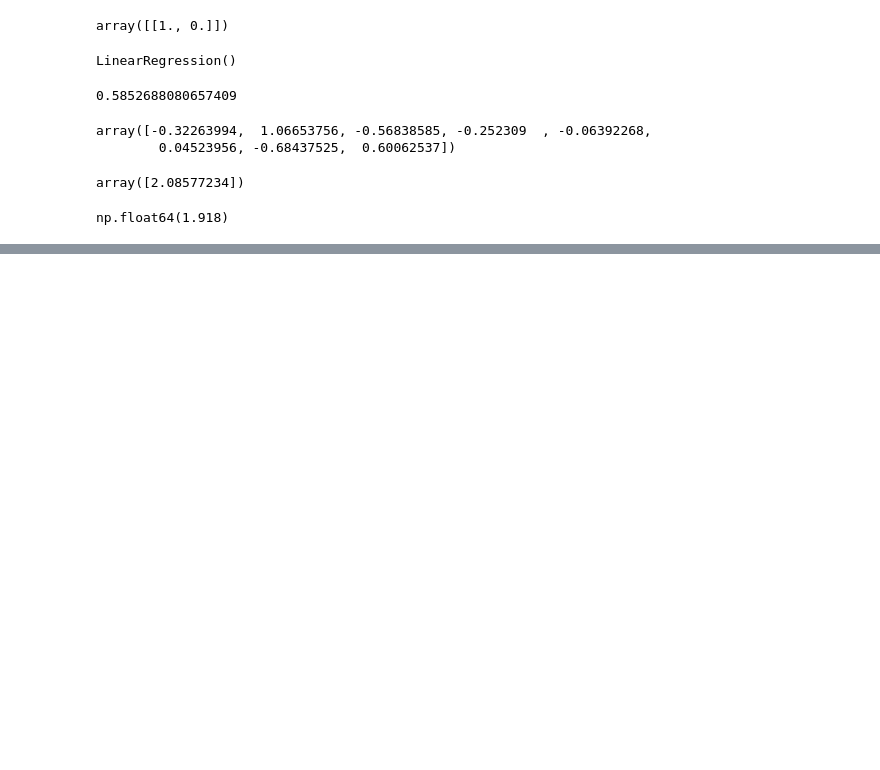
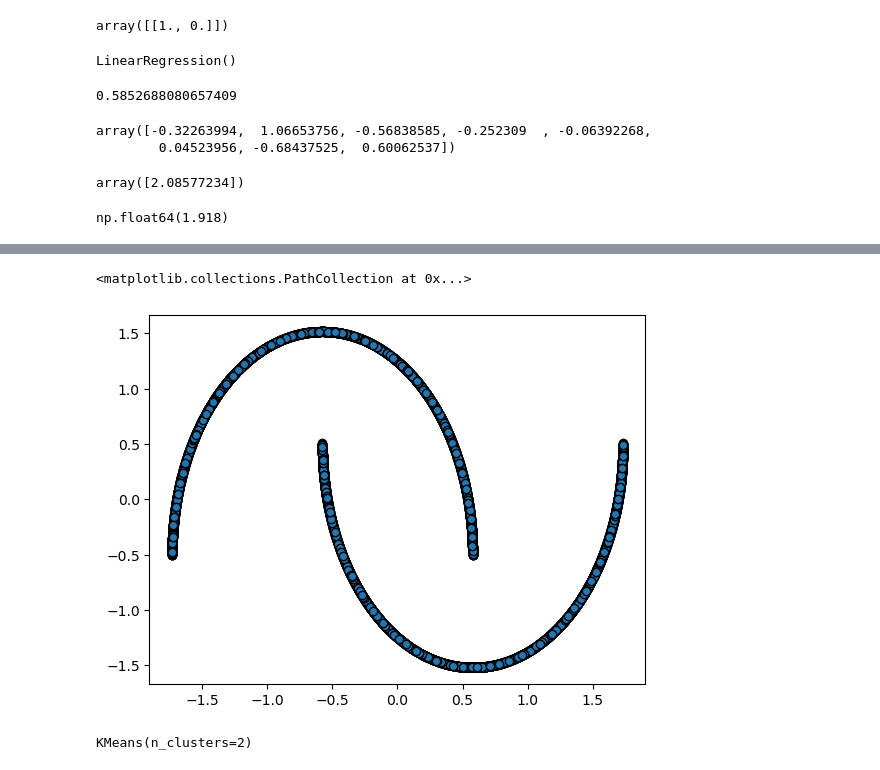
Before and after one commit to Abashansari/Scikit-practise-lab, a Jupyter notebook: scikitPractise.ipynb, the cells around one changed output, grey strips where cells are left out. Cells and saved outputs as stored; diff of their text form; code cells hidden in the pictures; blank space fills up the shorter version.

```diff
--- a/scikitPractise.ipynb
+++ b/scikitPractise.ipynb
@@ -547,0 +591,19 @@ np.float64(1.918)
+# %%
+from sklearn.datasets import make_moons
+
+x,_ = make_moons(n_samples=5000, random_state=10)
+# %%
+scaler = StandardScaler()
+
+x_scaled = scaler.fit_transform(x)
+# %%
+plt.scatter(x_scaled[:,0] , x_scaled[:,1], edgecolors='k')
+# %% [output]
+<matplotlib.collections.PathCollection at 0x...>
+[figure, added]
+# %%
+kmeans = KMeans(n_clusters=2)
+
+kmeans.fit(x_scaled)
+# %% [output]
+KMeans(n_clusters=2)
```
Also changed, not shown: parts of 13 cells of this notebook.
